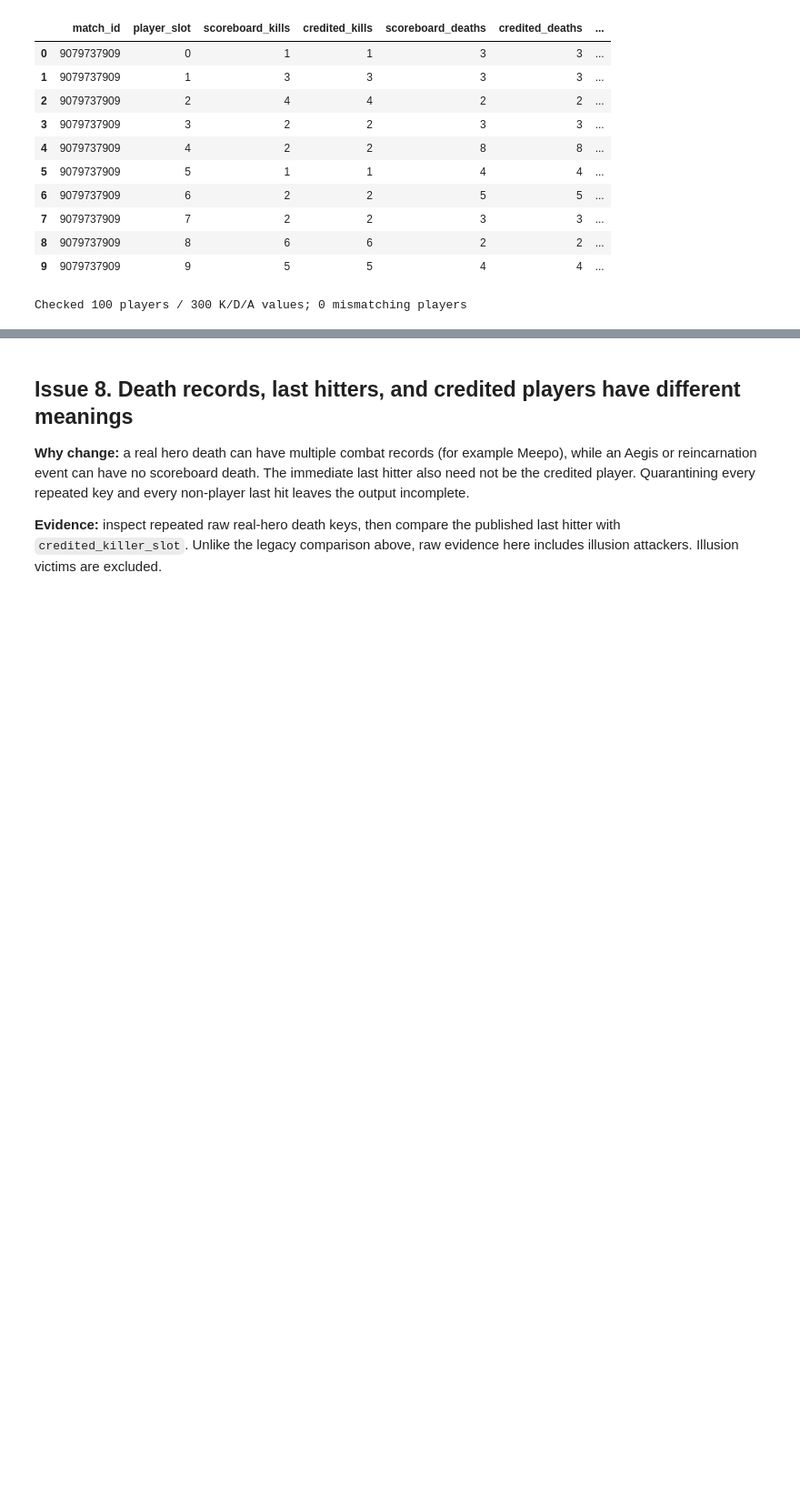
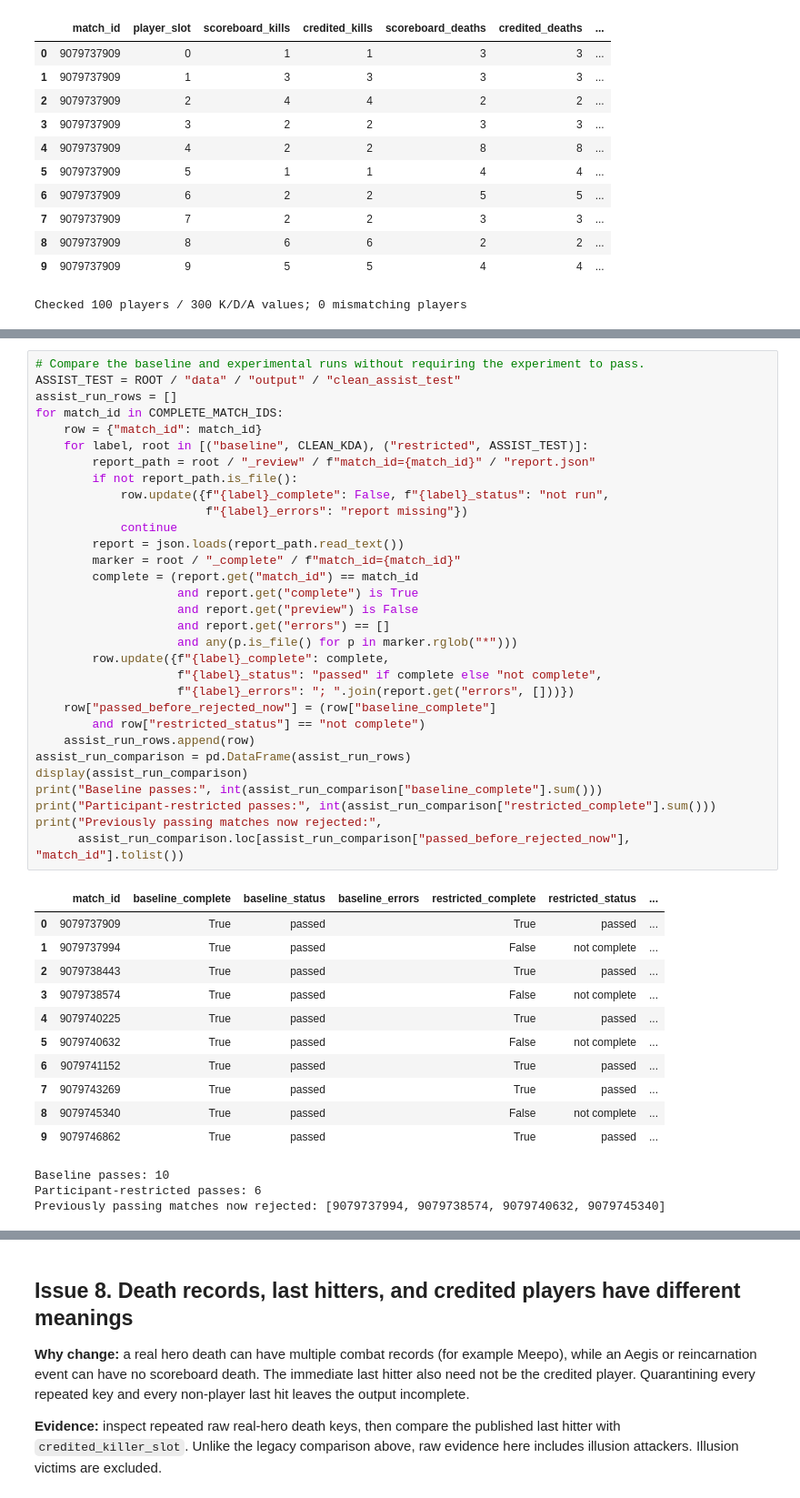
Before and after one commit to kohtw/dota-pipeline, a Jupyter notebook: notebooks/cleaning_walkthrough.ipynb, the cells around one changed output, grey strips where cells are left out. Shown at 91% size. Drawn from its saved outputs; the diff is of its cells as text; blank space fills up the shorter version.

```diff
--- a/notebooks/cleaning_walkthrough.ipynb
+++ b/notebooks/cleaning_walkthrough.ipynb
@@ -1222,0 +1264,46 @@ Checked 100 players / 300 K/D/A values; 0 mismatching players
+# %%
+# Compare the baseline and experimental runs without requiring the experiment to pass.
+ASSIST_TEST = ROOT / "data" / "output" / "clean_assist_test"
+assist_run_rows = []
+for match_id in COMPLETE_MATCH_IDS:
+    row = {"match_id": match_id}
+    for label, root in [("baseline", CLEAN_KDA), ("restricted", ASSIST_TEST)]:
+        report_path = root / "_review" / f"match_id={match_id}" / "report.json"
+        if not report_path.is_file():
+            row.update({f"{label}_complete": False, f"{label}_status": "not run",
+                        f"{label}_errors": "report missing"})
+            continue
+        report = json.loads(report_path.read_text())
+        marker = root / "_complete" / f"match_id={match_id}"
+        complete = (report.get("match_id") == match_id
+                    and report.get("complete") is True
+                    and report.get("preview") is False
+                    and report.get("errors") == []
+                    and any(p.is_file() for p in marker.rglob("*")))
+        row.update({f"{label}_complete": complete,
+                    f"{label}_status": "passed" if complete else "not complete",
+                    f"{label}_errors": "; ".join(report.get("errors", []))})
+    row["passed_before_rejected_now"] = (row["baseline_complete"]
+        and row["restricted_status"] == "not complete")
+    assist_run_rows.append(row)
+assist_run_comparison = pd.DataFrame(assist_run_rows)
+display(assist_run_comparison)
+print("Baseline passes:", int(assist_run_comparison["baseline_complete"].sum()))
+print("Participant-restricted passes:", int(assist_run_comparison["restricted_complete"].sum()))
+print("Previously passing matches now rejected:",
+      assist_run_comparison.loc[assist_run_comparison["passed_before_rejected_now"], "match_id"].tolist())
+# %% [output]
+|  | match_id | baseline_complete | baseline_status | baseline_errors | restricted_complete | restricted_status | ... |
+| 0 | 9079737909 | True | passed |  | True | passed | ... |
+| 1 | 9079737994 | True | passed |  | False | not complete | ... |
+| 2 | 9079738443 | True | passed |  | True | passed | ... |
+| 3 | 9079738574 | True | passed |  | False | not complete | ... |
+| 4 | 9079740225 | True | passed |  | True | passed | ... |
+| 5 | 9079740632 | True | passed |  | False | not complete | ... |
+| 6 | 9079741152 | True | passed |  | True | passed | ... |
+| 7 | 9079743269 | True | passed |  | True | passed | ... |
+| 8 | 9079745340 | True | passed |  | False | not complete | ... |
+| 9 | 9079746862 | True | passed |  | True | passed | ... |
+Baseline passes: 10
+Participant-restricted passes: 6
+Previously passing matches now rejected: [9079737994, 9079738574, 9079740632, 9079745340]
```
Also changed, not shown: parts of 2 cells of this notebook, 3 other files.
